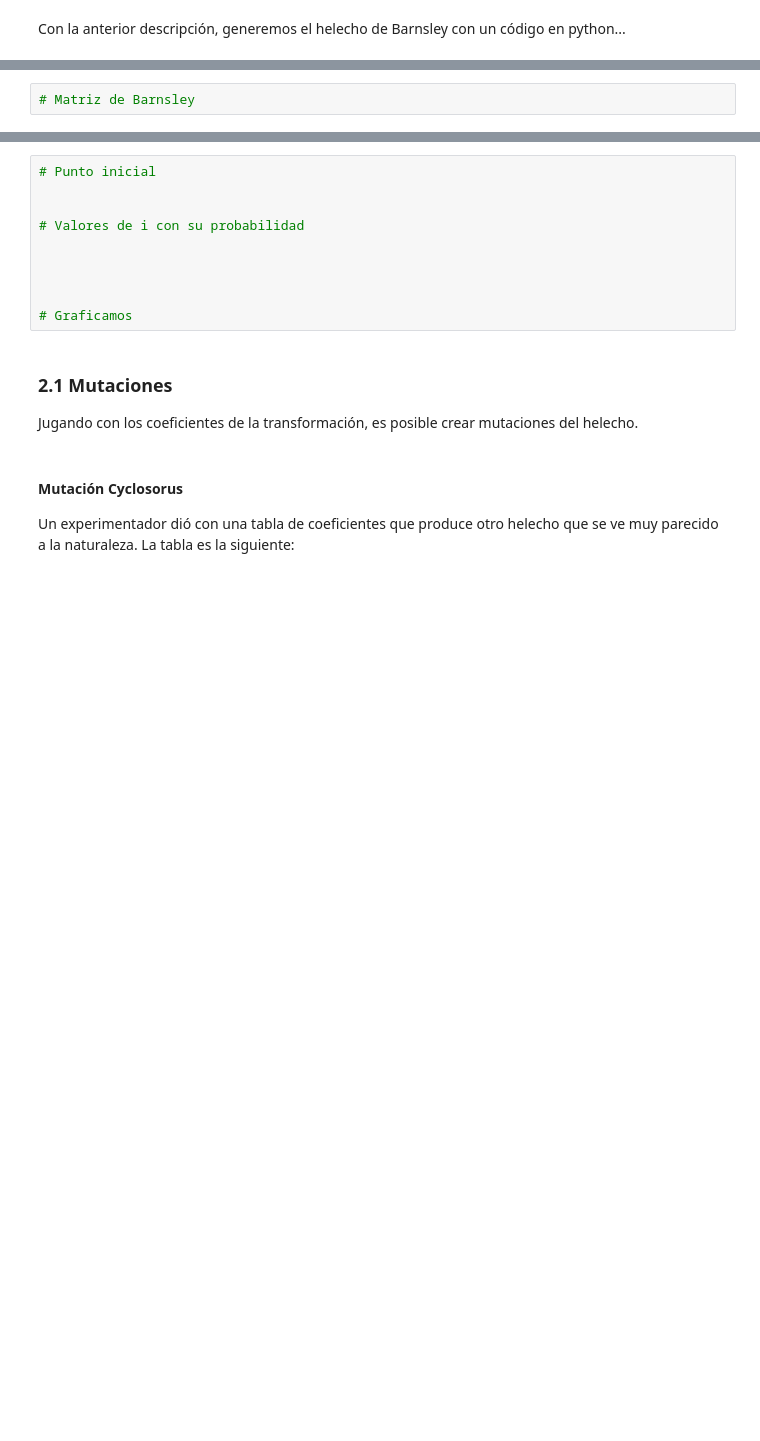
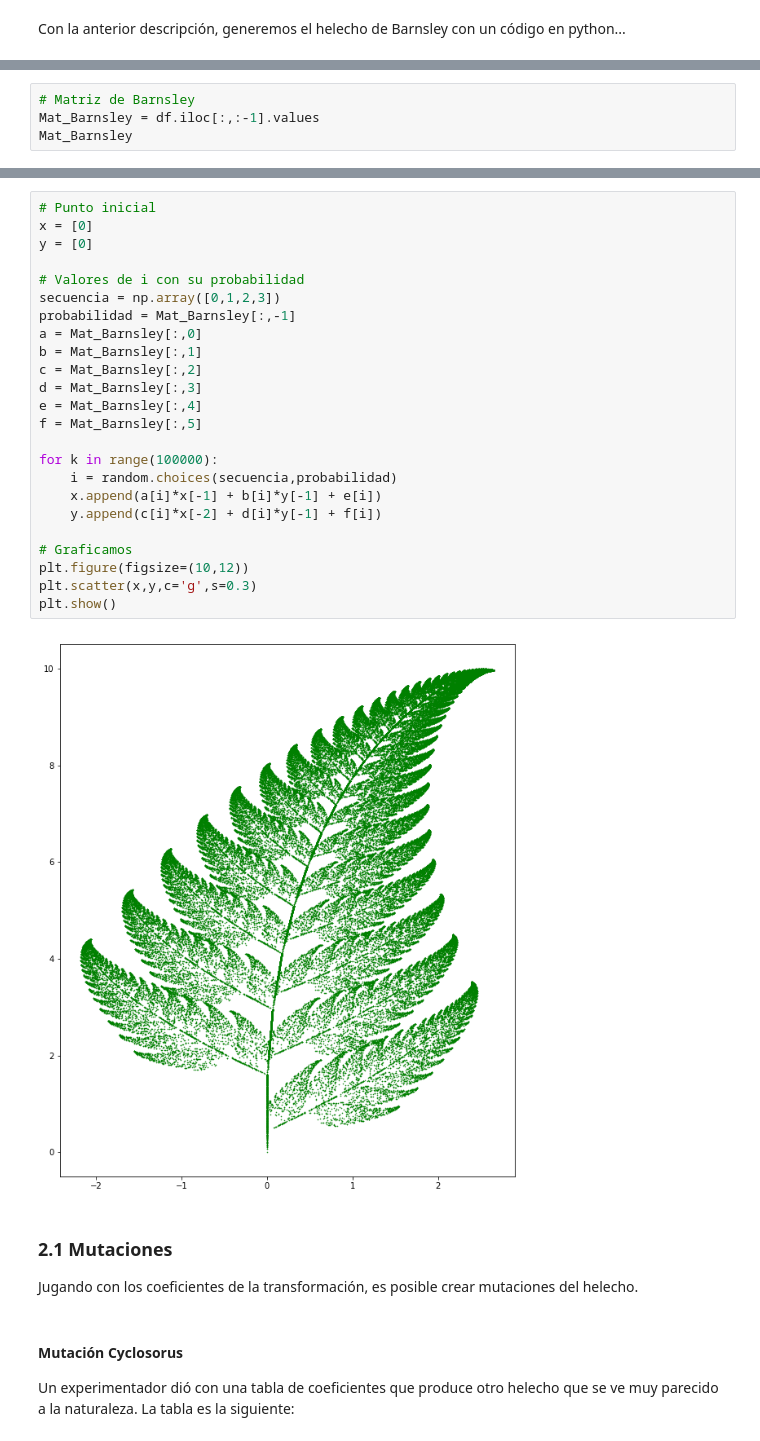
Before and after one commit to adangonzep/SimMat2019-Verano, a Jupyter notebook: Módulo 2/Clase11_FractalesAleatorios.ipynb, the cells around one changed output, grey strips where cells are left out. Saved outputs shown, nothing was run; the diff lists cells and outputs as text; blank space fills up the shorter version.

```diff
--- a/Módulo 2/Clase11_FractalesAleatorios.ipynb
+++ b/Módulo 2/Clase11_FractalesAleatorios.ipynb
@@ -87,2 +98,4 @@ Con la anterior descripción, generemos el helecho de Barnsley con un código en
 # %%
 # Matriz de Barnsley
+Mat_Barnsley = df.iloc[:,:-1].values
+Mat_Barnsley
@@ -91,13 +118,29 @@ Con la anterior descripción, generemos el helecho de Barnsley con un código en
-# %%
-# Punto inicial
-
-
-# Valores de i con su probabilidad
-
-
-
-
-# Graficamos
+# %%
+# Punto inicial
+x = [0]
+y = [0]
+
+# Valores de i con su probabilidad
+secuencia = np.array([0,1,2,3])
+probabilidad = Mat_Barnsley[:,-1]
+a = Mat_Barnsley[:,0]
+b = Mat_Barnsley[:,1]
+c = Mat_Barnsley[:,2]
+d = Mat_Barnsley[:,3]
+e = Mat_Barnsley[:,4]
+f = Mat_Barnsley[:,5]
+
+for k in range(100000):
+    i = random.choices(secuencia,probabilidad)
+    x.append(a[i]*x[-1] + b[i]*y[-1] + e[i])
+    y.append(c[i]*x[-2] + d[i]*y[-1] + f[i])
+
+# Graficamos
+plt.figure(figsize=(10,12))
+plt.scatter(x,y,c='g',s=0.3)
+plt.show()
+# %% [output]
+[figure, added]
 # %% [markdown]
 ### 2.1 Mutaciones
 
```
Also changed, not shown: parts of 13 cells of this notebook, 2 other files.
